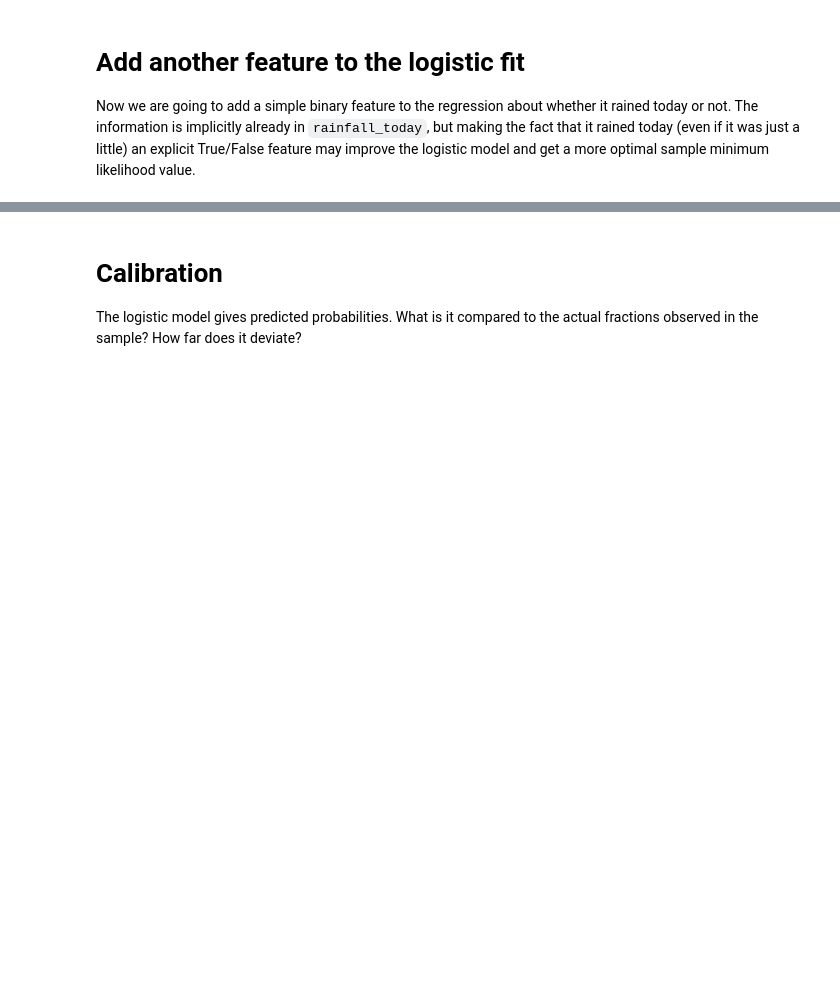
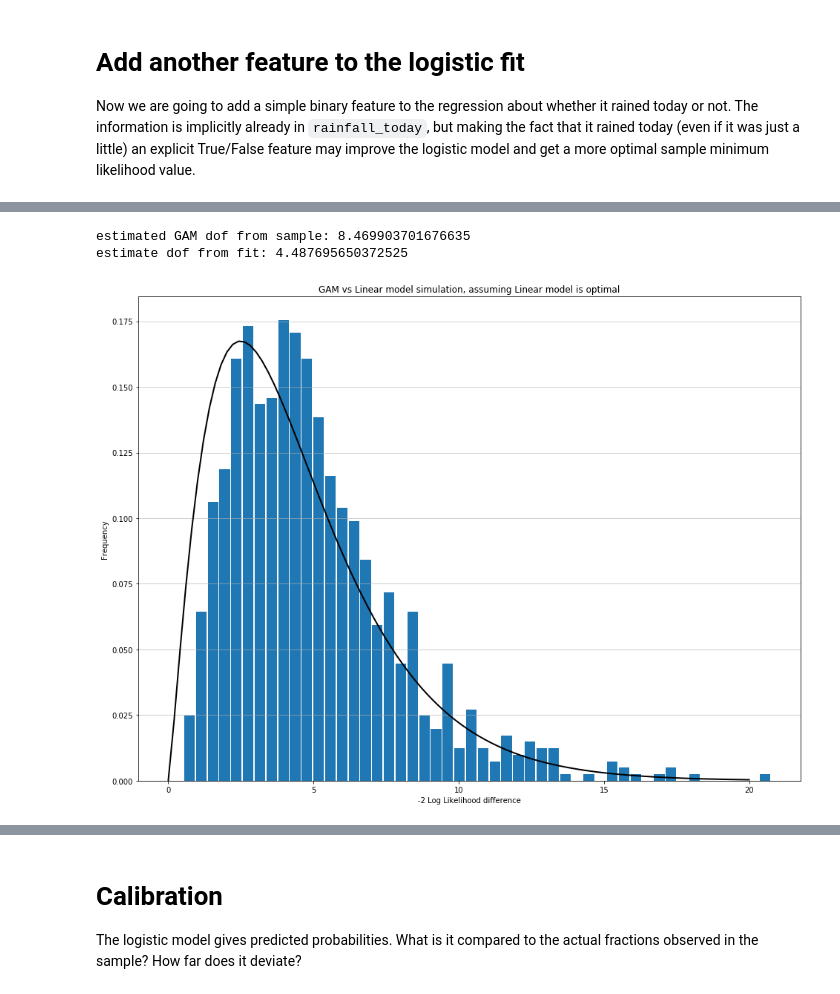
Before and after one commit to bhaney/snoq_rainfall, a Jupyter notebook: Logistic_regression_rainfall_prediction.ipynb, the cells around one changed output, grey strips where cells are left out. Cells and saved outputs as stored; diff of their text form; code cells hidden in the pictures; blank space fills up the shorter version.

```diff
--- a/Logistic_regression_rainfall_prediction.ipynb
+++ b/Logistic_regression_rainfall_prediction.ipynb
@@ -558,0 +617,5 @@ print('n samples: {}'.format(len(new_likelihood_differences)))
+# %%
+unbinned_likelihood_2 = UnbinnedLH(chisquared, new_likelihood_differences[0])
+minuit_2 = Minuit(unbinned_likelihood_2, k=2, error_k=0.1, errordef=0.5)
+minuit_2.migrad()
+new_dof = minuit_2.values.values()[0]
@@ -559,17 +631,22 @@ print('n samples: {}'.format(len(new_likelihood_differences)))
 # %%
 estimate_gam2_dof = sum(gam2.statistics_['edof_per_coef'])
-print('estimated GAM dof: {}'.format(estimate_gam2_dof))
-rv = chi2(estimate_gam2_dof-3)
+print('estimated GAM dof from sample: {}'.format(estimate_gam2_dof))
+print('estimate dof from fit: {}'.format(new_dof))
+rv = chi2(new_dof)
 x_chi2 = np.linspace(0,20,100)
 # plot a histogram of the differences in likelihood, with the original sample one overlayed
 plt.close('all')
 plt.figure(figsize=(16,12))
 plt.hist(new_likelihood_differences, bins=50, rwidth=0.9, normed=True)
 plt.plot(x_chi2, rv.pdf(x_chi2), 'k-', lw=2)
 plt.title('GAM vs Linear model simulation, assuming Linear model is optimal')
 plt.xlabel('-2 Log Likelihood difference')
 plt.ylabel('Frequency')
 plt.grid(axis='y', alpha=0.75)
+# %% [output]
+estimated GAM dof from sample: 8.469903701676635
+estimate dof from fit: 4.487695650372525
+[figure, added]
 # %%
 # calculate a p-value from the histogram.
 gt_sample = new_likelihood_differences >= sample_difference_new
```
Also changed, not shown: parts of 19 cells of this notebook.
